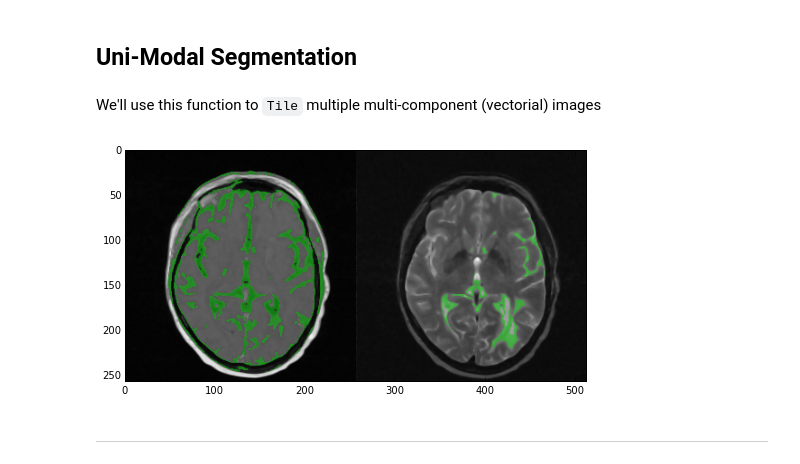
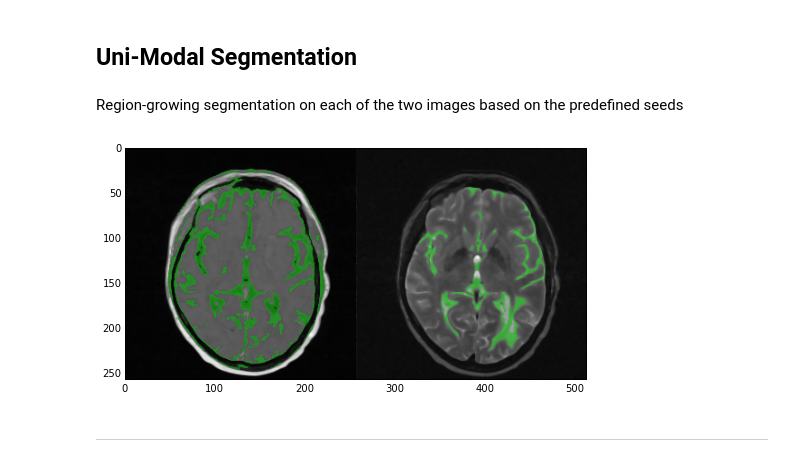
Before and after one commit to rlizzo/pyscience, a Jupyter notebook: 20141016_MultiModalSegmentation/Material/MultiModalSegmentation.ipynb, the cells around one changed output. Drawn from its saved outputs; the diff is of its cells as text; code cells hidden in the pictures.

```diff
--- a/20141016_MultiModalSegmentation/Material/MultiModalSegmentation.ipynb
+++ b/20141016_MultiModalSegmentation/Material/MultiModalSegmentation.ipynb
@@ -128,5 +113,3 @@ sitk_show(imgSeeds[:,:,idxSlice])
 ---
 # %% [markdown]
 ## Uni-Modal Segmentation
-# %% [markdown]
-We'll use this function to `Tile` multiple multi-component (vectorial) images
@@ -142,22 +116,29 @@ def sitk_tile_vec(lstImgs):
+# %% [markdown]
+Region-growing segmentation on each of the two images based on the predefined seeds
 # %%
 imgGrayMatterT1 = SimpleITK.ConfidenceConnected(image1=imgT1Smooth,
                                                 seedList=lstSeeds,
-                                                numberOfIterations=3,
-                                                multiplier=1,
+                                                numberOfIterations=7,
+                                                multiplier=1.0,
                                                 replaceValue=labelGrayMatter)
 
 imgGrayMatterT2 = SimpleITK.ConfidenceConnected(image1=imgT2Smooth,
                                                 seedList=lstSeeds,
-                                                numberOfIterations=3,
-                                                multiplier=1,
+                                                numberOfIterations=7,
+                                                multiplier=1.5,
                                                 replaceValue=labelGrayMatter)
+
+imgT1SmoothInt = SimpleITK.Cast(SimpleITK.RescaleIntensity(imgT1Smooth),
+                                imgGrayMatterT1.GetPixelID())
+imgT2SmoothInt = SimpleITK.Cast(SimpleITK.RescaleIntensity(imgT2Smooth),
+                                imgGrayMatterT2.GetPixelID())
 
 sitk_tile_vec([SimpleITK.LabelOverlay(imgT1SmoothInt[:,:,idxSlice],
                                       imgGrayMatterT1[:,:,idxSlice]),
                SimpleITK.LabelOverlay(imgT2SmoothInt[:,:,idxSlice],
                                      imgGrayMatterT2[:,:,idxSlice])])
 # %% [output]
-[figure, old version]
+[figure, new version]
 # %% [markdown]
 ---
 # %% [markdown]
```
Also changed, not shown: parts of 27 cells of this notebook, 7 other files.
